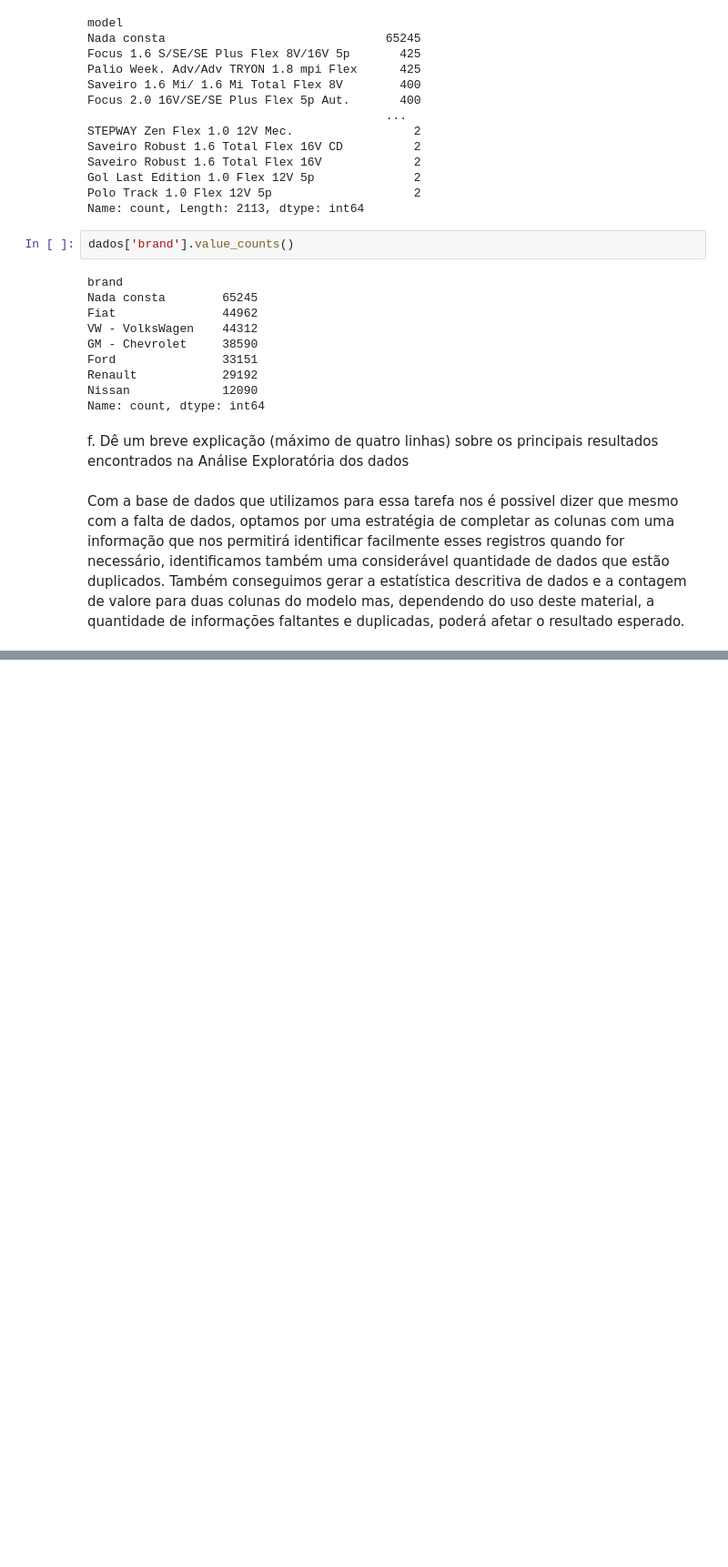
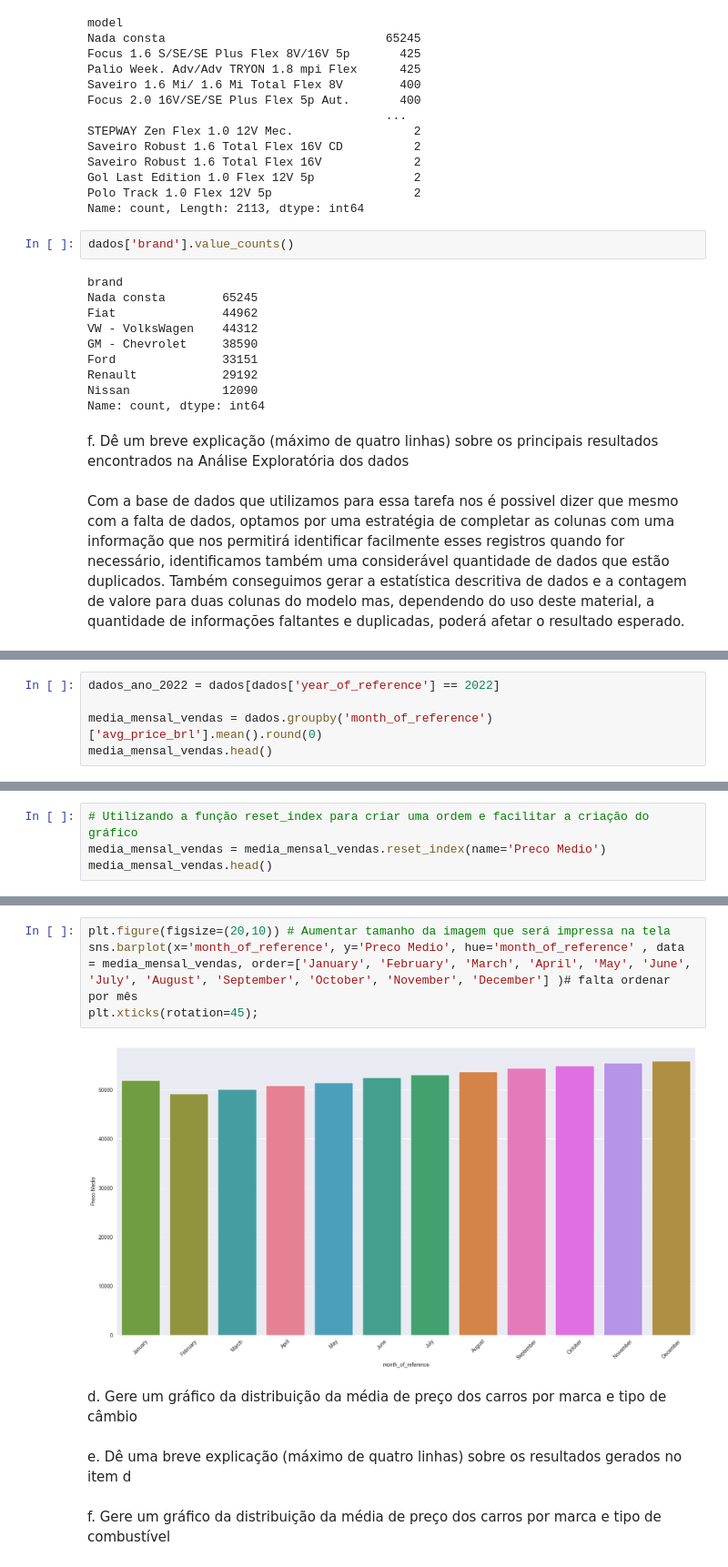
Before and after one commit to Equipe16-IAA/IAA002-TrabalhoFinal, a Jupyter notebook: IAA002_lpa_trabalho.ipynb, the cells around one changed output, grey strips where cells are left out. Shown at 91% size. Cells and saved outputs as stored; diff of their text form; blank space fills up the shorter version.

```diff
--- a/IAA002_lpa_trabalho.ipynb
+++ b/IAA002_lpa_trabalho.ipynb
@@ -198,0 +241,5 @@ Com a base de dados que utilizamos para essa tarefa nos é possivel dizer que me
+# %%
+dados_ano_2022 = dados[dados['year_of_reference'] == 2022]
+
+media_mensal_vendas = dados.groupby('month_of_reference')['avg_price_brl'].mean().round(0)
+media_mensal_vendas.head()
@@ -198,0 +254,4 @@ Com a base de dados que utilizamos para essa tarefa nos é possivel dizer que me
+# %%
+# Utilizando a função reset_index para criar uma ordem e facilitar a criação do gráfico
+media_mensal_vendas = media_mensal_vendas.reset_index(name='Preco Medio')
+media_mensal_vendas.head()
@@ -198,0 +265,12 @@ Com a base de dados que utilizamos para essa tarefa nos é possivel dizer que me
+# %%
+plt.figure(figsize=(20,10)) # Aumentar tamanho da imagem que será impressa na tela
+sns.barplot(x='month_of_reference', y='Preco Medio', hue='month_of_reference' , data = media_mensal_vendas, order=['January', 'February', 'March', 'April', 'May', 'June', 'July', 'August', 'September', 'October', 'November', 'December'] )# falta ordenar por mês
+plt.xticks(rotation=45);
+# %% [output]
+[figure, added]
+# %% [markdown]
+ d. Gere um gráfico da distribuição da média de preço dos carros por marca e tipo de câmbio
+# %% [markdown]
+e. Dê uma breve explicação (máximo de quatro linhas) sobre os resultados gerados no item d
+# %% [markdown]
+f. Gere um gráfico da distribuição da média de preço dos carros por marca e tipo de combustível
```
Also changed, not shown: parts of 10 cells of this notebook.
